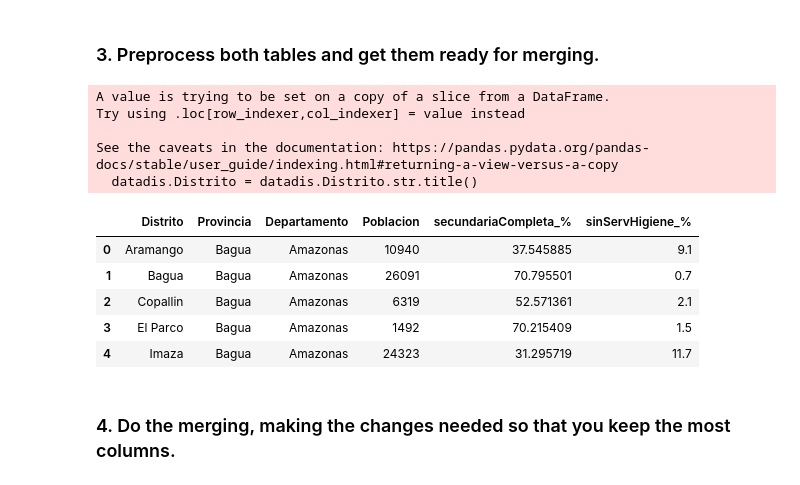
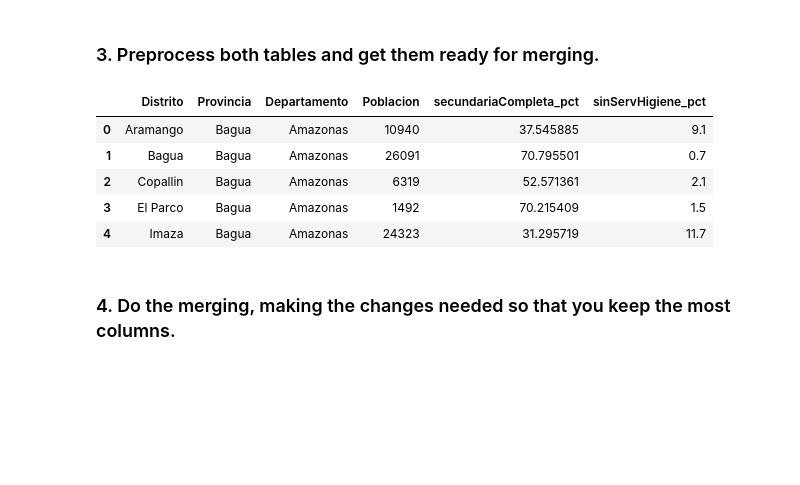
Before and after one commit to IntroSpatialDataScience/MiningGDFProject2, a Jupyter notebook: Ev-p2.ipynb, the cells around one changed output. Drawn from its saved outputs; the diff is of its cells as text; code cells hidden in the pictures; blank space fills up the shorter version.

```diff
--- a/Ev-p2.ipynb
+++ b/Ev-p2.ipynb
@@ -92,17 +92,12 @@ disMap.head()
 # %% [markdown]
 ### 3. Preprocess both tables and get them ready for merging.
 # %%
-datadis.rename(columns={'Educ_sec_comp2019_pct':'secundariaCompleta_%','Viv_sin_serv_hig2017_pct':'sinServHigiene_%'},inplace=True)
-datadis = datadis[['Distrito','Provincia','Departamento','Poblacion','secundariaCompleta_%','sinServHigiene_%']]
+datadis.rename(columns={'Educ_sec_comp2019_pct':'secundariaCompleta_pct','Viv_sin_serv_hig2017_pct':'sinServHigiene_pct'},inplace=True)
+datadis = datadis[['Distrito','Provincia','Departamento','Poblacion','secundariaCompleta_pct','sinServHigiene_pct']]
 datadis.Distrito = datadis.Distrito.str.title()
 datadis.head()
 # %% [output]
-A value is trying to be set on a copy of a slice from a DataFrame.
-Try using .loc[row_indexer,col_indexer] = value instead
-
-See the caveats in the documentation: https://pandas.pydata.org/pandas-docs/stable/user_guide/indexing.html#returning-a-view-versus-a-copy
-  datadis.Distrito = datadis.Distrito.str.title()
-|  | Distrito | Provincia | Departamento | Poblacion | secundariaCompleta_% | sinServHigiene_% |
+|  | Distrito | Provincia | Departamento | Poblacion | secundariaCompleta_pct | sinServHigiene_pct |
 | 0 | Aramango | Bagua | Amazonas | 10940 | 37.545885 | 9.1 |
 | 1 | Bagua | Bagua | Amazonas | 26091 | 70.795501 | 0.7 |
 | 2 | Copallin | Bagua | Amazonas | 6319 | 52.571361 | 2.1 |
```
Also changed, not shown: parts of 20 cells of this notebook.
